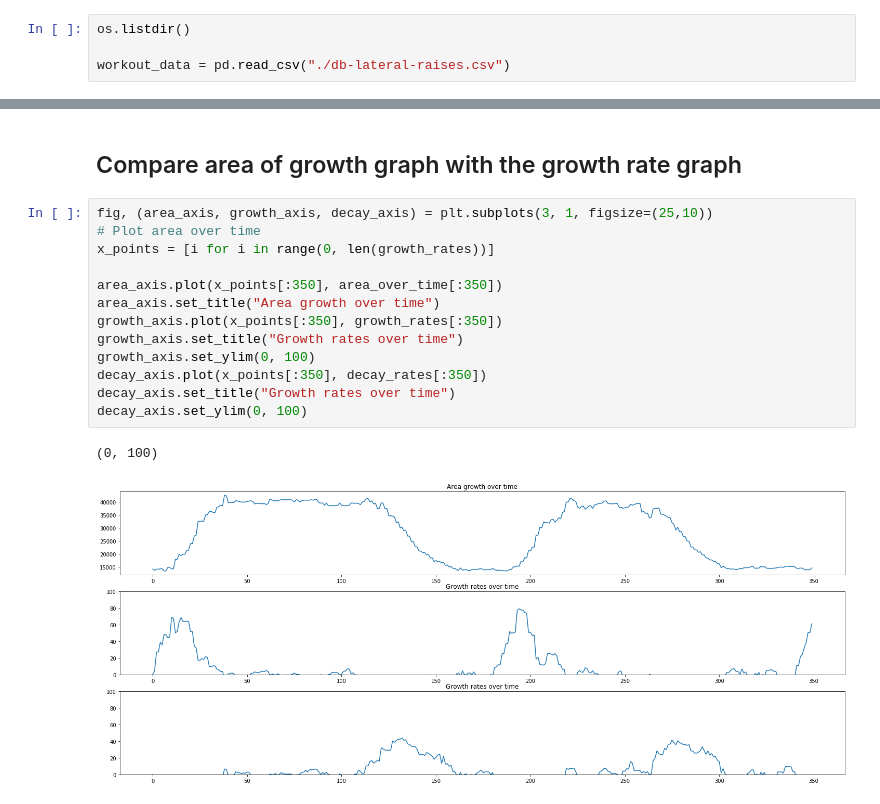
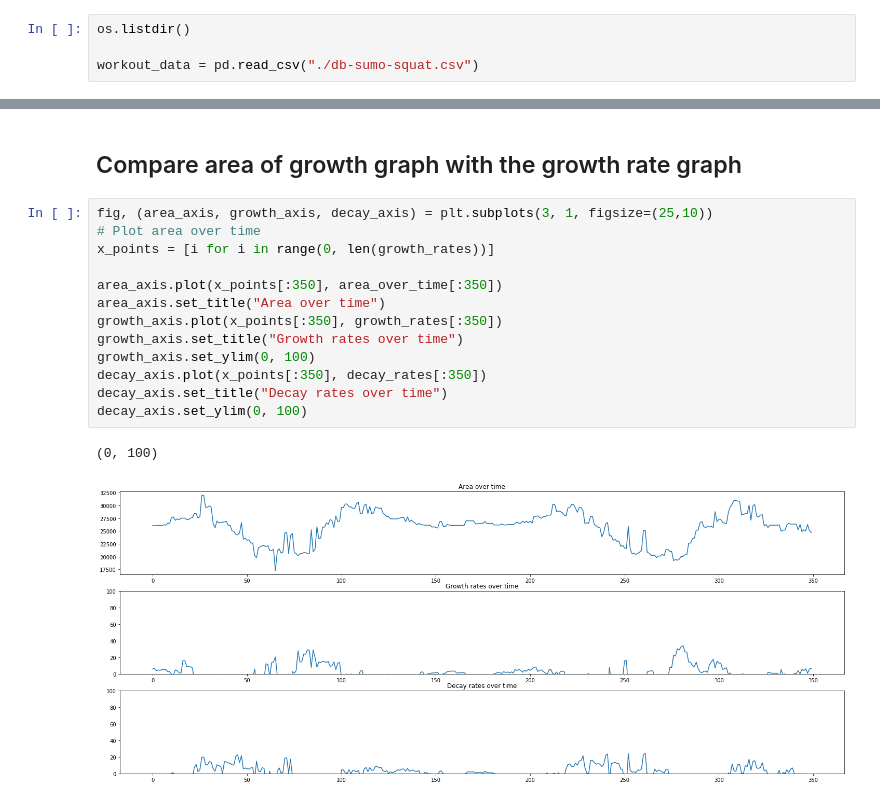
Before and after one commit to JamesPeralta/WorkoutRecognitionThesis, a Jupyter notebook: jupyter-notebooks/repetition-counter/1D-keypoint-rep-counter.ipynb, the cells around one changed output, grey strips where cells are left out. Cells and saved outputs as stored; diff of their text form.

```diff
--- a/jupyter-notebooks/repetition-counter/1D-keypoint-rep-counter.ipynb
+++ b/jupyter-notebooks/repetition-counter/1D-keypoint-rep-counter.ipynb
@@ -15,7 +15,7 @@ import matplotlib.pyplot as plt
 # %%
 os.listdir()
 
-workout_data = pd.read_csv("./db-lateral-raises.csv")
+workout_data = pd.read_csv("./db-sumo-squat.csv")
 # %%
 workout_data
 # %% [output]
@@ -209,16 +260,16 @@ Text(0.5, 1.0, 'Growth rates over time')
 # %%
 fig, (area_axis, growth_axis, decay_axis) = plt.subplots(3, 1, figsize=(25,10))
 # Plot area over time
 x_points = [i for i in range(0, len(growth_rates))]
 
 area_axis.plot(x_points[:350], area_over_time[:350])
-area_axis.set_title("Area growth over time")
+area_axis.set_title("Area over time")
 growth_axis.plot(x_points[:350], growth_rates[:350])
 growth_axis.set_title("Growth rates over time")
 growth_axis.set_ylim(0, 100)
 decay_axis.plot(x_points[:350], decay_rates[:350])
-decay_axis.set_title("Growth rates over time")
+decay_axis.set_title("Decay rates over time")
 decay_axis.set_ylim(0, 100)
 # %% [output]
 (0, 100)
-[figure, old version]
+[figure, new version]
```
Also changed, not shown: parts of 12 cells of this notebook, 15 other files.
